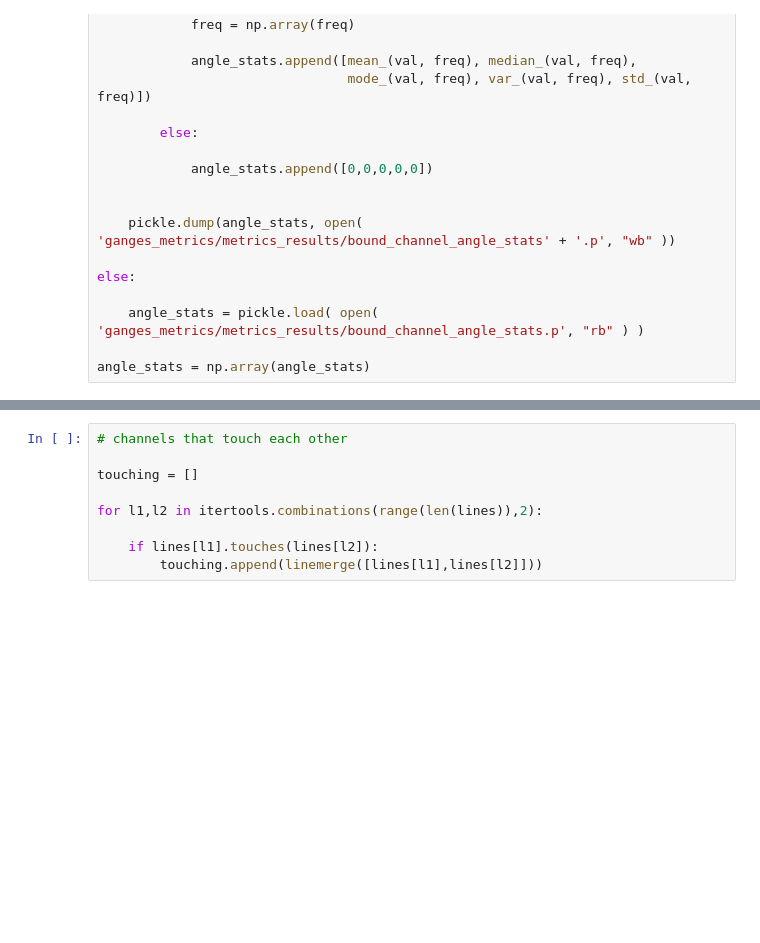
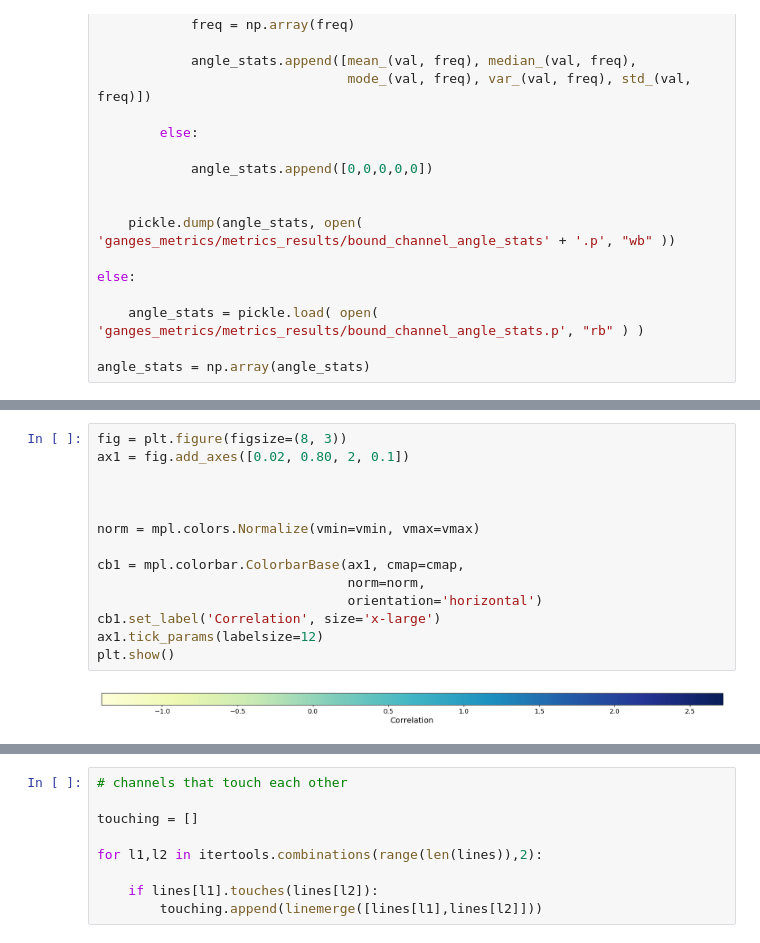
Before and after one commit to mperignon/delta_metrics, a Jupyter notebook: island_metrics.ipynb, the cells around one changed output, grey strips where cells are left out. Drawn from its saved outputs; the diff is of its cells as text; blank space fills up the shorter version.

```diff
--- a/island_metrics.ipynb
+++ b/island_metrics.ipynb
@@ -1970,0 +2352,16 @@ plt.plot(x,y)
+# %%
+fig = plt.figure(figsize=(8, 3))
+ax1 = fig.add_axes([0.02, 0.80, 2, 0.1])
+
+
+
+norm = mpl.colors.Normalize(vmin=vmin, vmax=vmax)
+
+cb1 = mpl.colorbar.ColorbarBase(ax1, cmap=cmap,
+                                norm=norm,
+                                orientation='horizontal')
+cb1.set_label('Correlation', size='x-large')
+ax1.tick_params(labelsize=12)
+plt.show()
+# %% [output]
+[figure, added]
```
Also changed, not shown: parts of 126 cells of this notebook, 14 other files.
